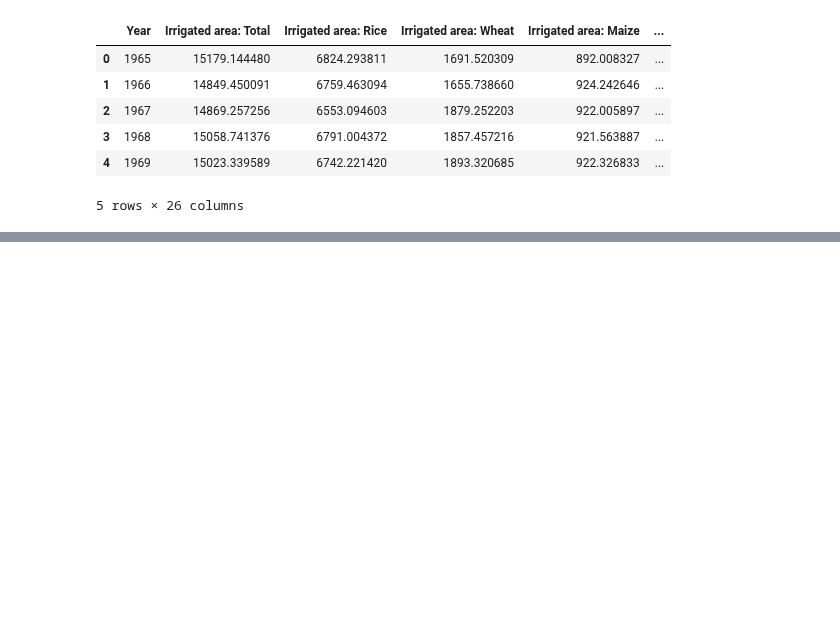
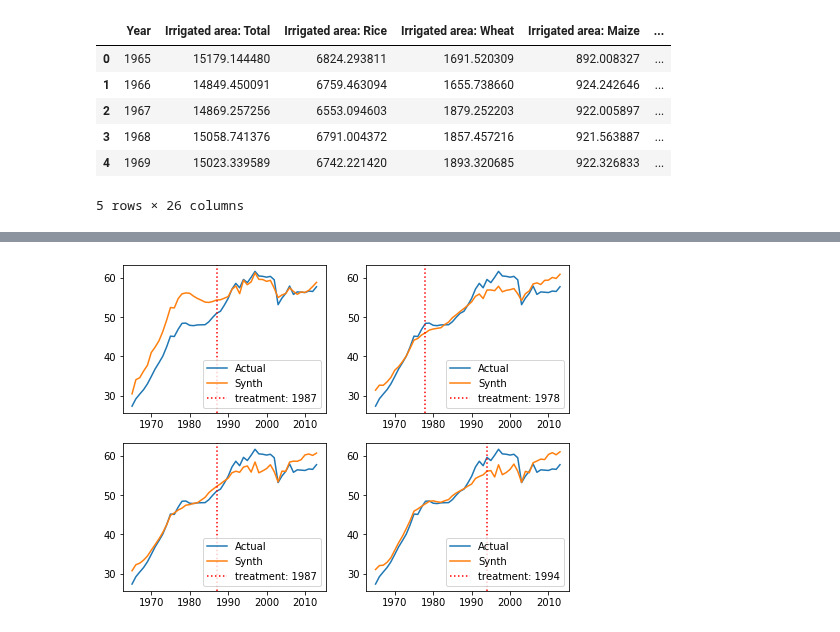
Before and after one commit to SongshGeo/Water-Governance-Regimes, a Jupyter notebook: schemes/合成控制法探索资源利用陷阱.ipynb, the cells around one changed output, grey strips where cells are left out. Saved outputs shown, nothing was run; the diff lists cells and outputs as text; code cells hidden in the pictures; blank space fills up the shorter version.

```diff
--- a/schemes/合成控制法探索资源利用陷阱.ipynb
+++ b/schemes/合成控制法探索资源利用陷阱.ipynb
@@ -106,7 +106,7 @@ def formula_synth_data(data, predictors, time_col, index_col, treatment_year, tr
     outcome = predictors[0]
 
     # 不对预测具有帮助的变量
-    for unpredicted_col in [time_col, index_col, unit_name_col]:
+    for unpredicted_col in [outcome, time_col, index_col, unit_name_col]:
         if unpredicted_col in predictors:
             predictors.remove(unpredicted_col)
 
@@ -142,7 +142,7 @@ def formula_synth_data(data, predictors, time_col, index_col, treatment_year, tr
         f.write(format_script)
     return format_script
 # %%
-def run_synth_and_plot(predictors, outcome, **kargs):
+def run_synth_and_plot(predictors, outcome, treat_year, ax=None, **kargs):
     from rpy2 import robjects as ro
     ture_data = pd.read_csv(r'../data/perfectures/yr/perfectures_in_YR_with_threshold_0.05.csv')
 
@@ -158,22 +158,24 @@ def run_synth_and_plot(predictors, outcome, **kargs):
         predictors=predictors,
         time_col='Year',
         index_col='Index',
-        treatment_year=1987,
+        treatment_year=treat_year,
         treatment_index=3,
         unit_name_col="Basin"
     )
 
     result = ro.r(script)
 
+    # 绘图：
+    if ax is None:
+        fig, ax = plt.subplots()
+
     y0 = result[0]
     y1 = result[1]
-    # y2 = ture_data.groupby('Year')["Total water use"].sum()
 
     x = np.array(basins['Year'].unique())
-    # plt.plot(x, y2, label='Yellow River')
-    plt.plot(x, y0, label='Actual')
-    plt.plot(x, y1, label="Synth")
-    plt.legend()
-    plt.show();
+    ax.plot(x, y0, label='Actual')
+    ax.plot(x, y1, label="Synth")
+    ax.axvline(x=treat_year, ls=":", color='red', label='treatment: {}'.format(treat_year))
+    ax.legend()
 
     return result
@@ -183,0 +182,5 @@ result = run_synth_and_plot(basins.columns.tolist(), 'Total water use')
+# %%
+all_predictors = basins.columns.tolist()
+major_predictors = ['Irrigated area: Total', 'Industrial gross value added (GVA): Total']
+major_predictors.extend(all_predictors[-7:])
+major_predictors
@@ -183,0 +197,8 @@ result = run_synth_and_plot(basins.columns.tolist(), 'Total water use')
+# %%
+fig, ((ax1, ax2),(ax3, ax4)) = plt.subplots(2, 2, figsize=(8, 6))
+result = run_synth_and_plot(all_predictors, 'Total water use', ax=ax1, treat_year=1987)
+result2 = run_synth_and_plot(major_predictors, 'Total water use', ax=ax2, treat_year=1978)
+result3 = run_synth_and_plot(major_predictors, 'Total water use', ax=ax3, treat_year=1987)
+result4 = run_synth_and_plot(major_predictors, 'Total water use', ax=ax4, treat_year=1994)
+# %% [output]
+[figure, added]
```
Also changed, not shown: parts of 2 cells of this notebook, 5 other files.
